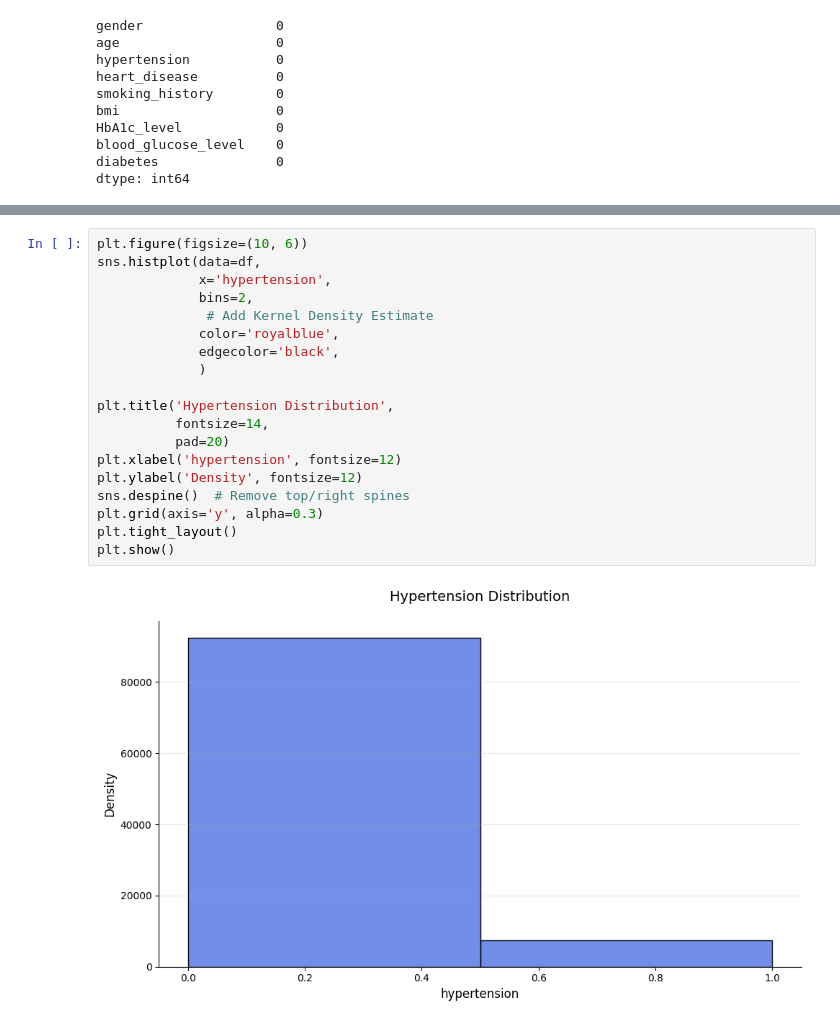
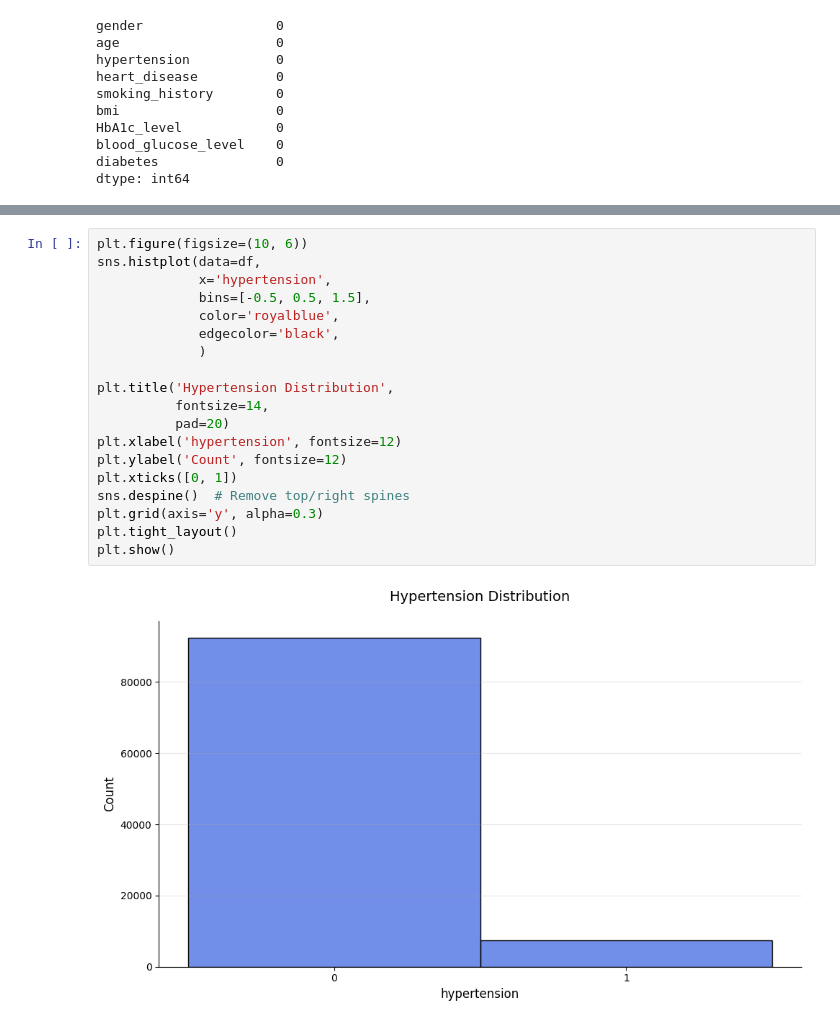
Before and after one commit to PhuNN16/CECS456-Final-Project, a Jupyter notebook: FinalProject.ipynb, the cells around one changed output, grey strips where cells are left out. Saved outputs shown, nothing was run; the diff lists cells and outputs as text.

```diff
--- a/FinalProject.ipynb
+++ b/FinalProject.ipynb
@@ -115,21 +114,21 @@ plt.show()
 # %%
 plt.figure(figsize=(10, 6))
 sns.histplot(data=df,
              x='hypertension',
-             bins=2,
-              # Add Kernel Density Estimate
+             bins=[-0.5, 0.5, 1.5],
              color='royalblue',
              edgecolor='black',
              )
 
 plt.title('Hypertension Distribution',
           fontsize=14,
           pad=20)
 plt.xlabel('hypertension', fontsize=12)
-plt.ylabel('Density', fontsize=12)
+plt.ylabel('Count', fontsize=12)
+plt.xticks([0, 1])
 sns.despine()  # Remove top/right spines
 plt.grid(axis='y', alpha=0.3)
 plt.tight_layout()
 plt.show()
 # %% [output]
-[figure, old version]
+[figure, new version]
```
Also changed, not shown: parts of 9 cells of this notebook.
